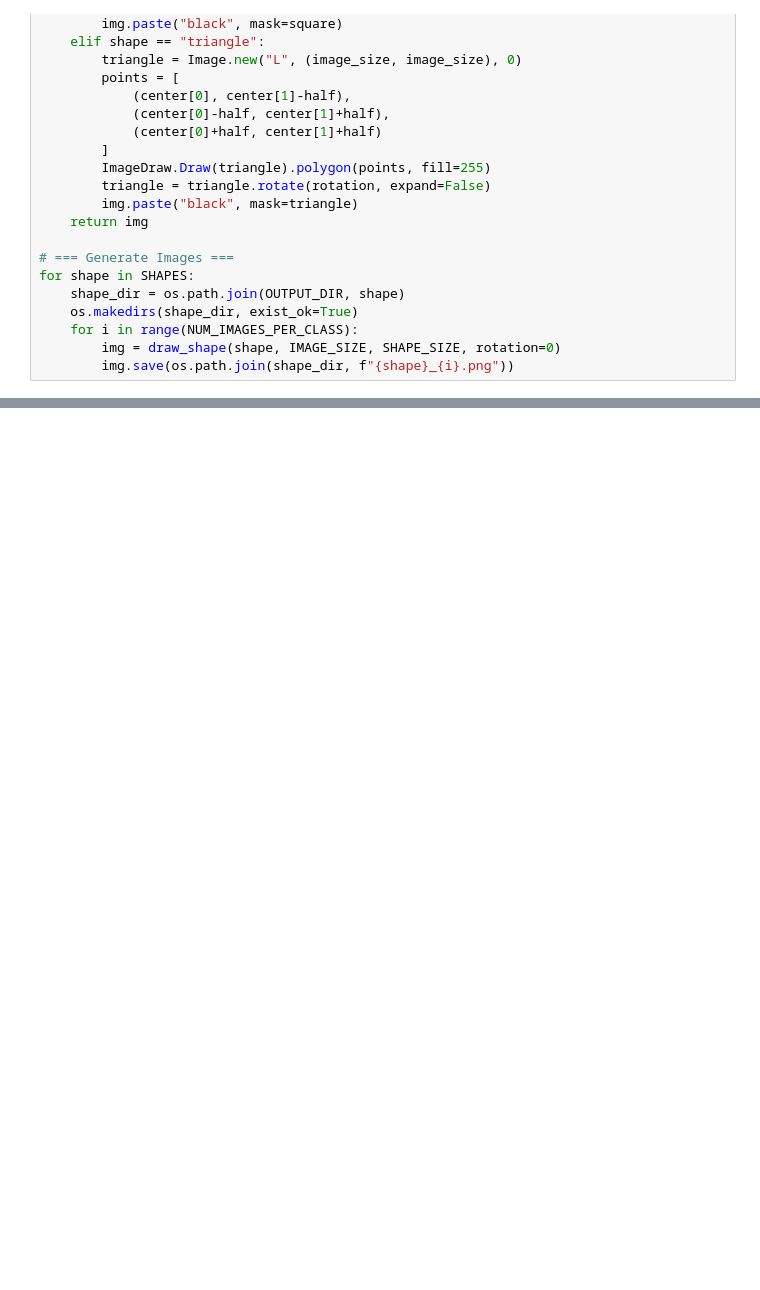
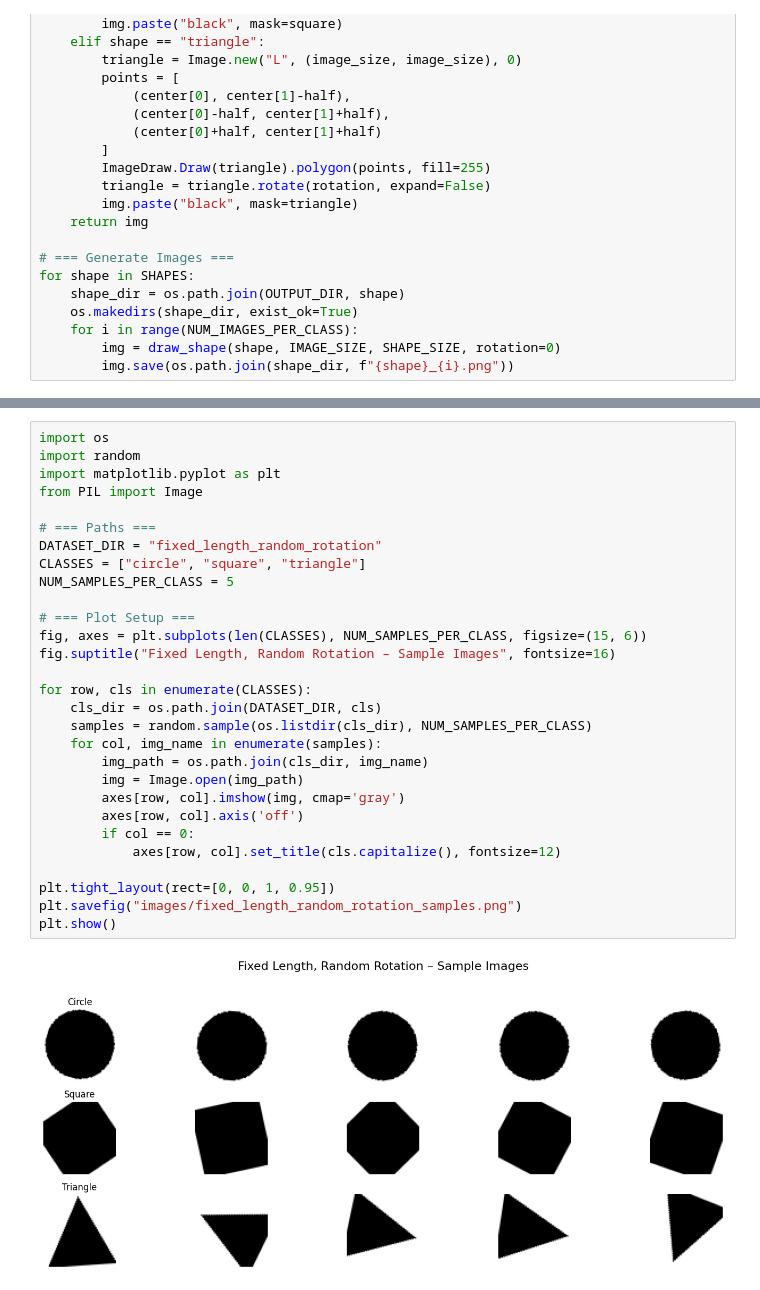
Before and after one commit to yasirusama61/ShapeClassifierPyTorch, a Jupyter notebook: Shape_Classifier.ipynb, the cells around one changed output, grey strips where cells are left out. Drawn from its saved outputs; the diff is of its cells as text; blank space fills up the shorter version.

```diff
--- a/Shape_Classifier.ipynb
+++ b/Shape_Classifier.ipynb
@@ -125,0 +360,31 @@ show_samples(train_set)
+# %%
+import os
+import random
+import matplotlib.pyplot as plt
+from PIL import Image
+
+# === Paths ===
+DATASET_DIR = "fixed_length_random_rotation"
+CLASSES = ["circle", "square", "triangle"]
+NUM_SAMPLES_PER_CLASS = 5
+
+# === Plot Setup ===
+fig, axes = plt.subplots(len(CLASSES), NUM_SAMPLES_PER_CLASS, figsize=(15, 6))
+fig.suptitle("Fixed Length, Random Rotation – Sample Images", fontsize=16)
+
+for row, cls in enumerate(CLASSES):
+    cls_dir = os.path.join(DATASET_DIR, cls)
+    samples = random.sample(os.listdir(cls_dir), NUM_SAMPLES_PER_CLASS)
+    for col, img_name in enumerate(samples):
+        img_path = os.path.join(cls_dir, img_name)
+        img = Image.open(img_path)
+        axes[row, col].imshow(img, cmap='gray')
+        axes[row, col].axis('off')
+        if col == 0:
+            axes[row, col].set_title(cls.capitalize(), fontsize=12)
+
+plt.tight_layout(rect=[0, 0, 1, 0.95])
+plt.savefig("images/fixed_length_random_rotation_samples.png")
+plt.show()
+# %% [output]
+[figure, added]
```
Also changed, not shown: parts of 11 cells of this notebook.
